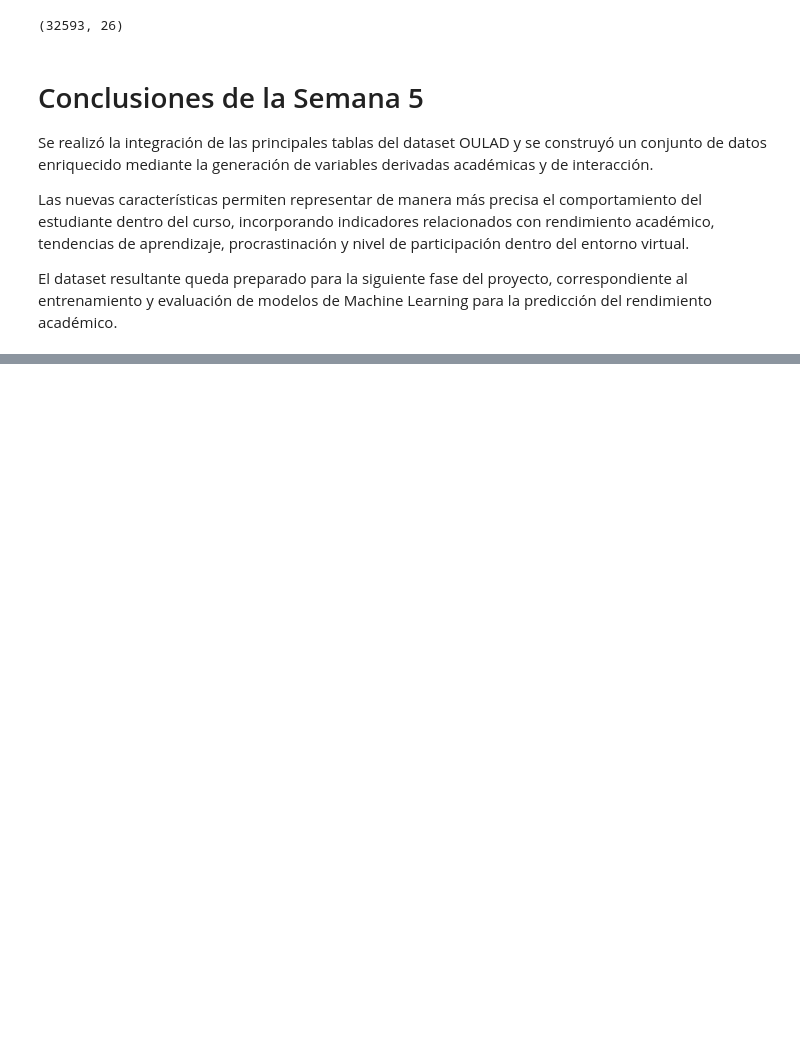
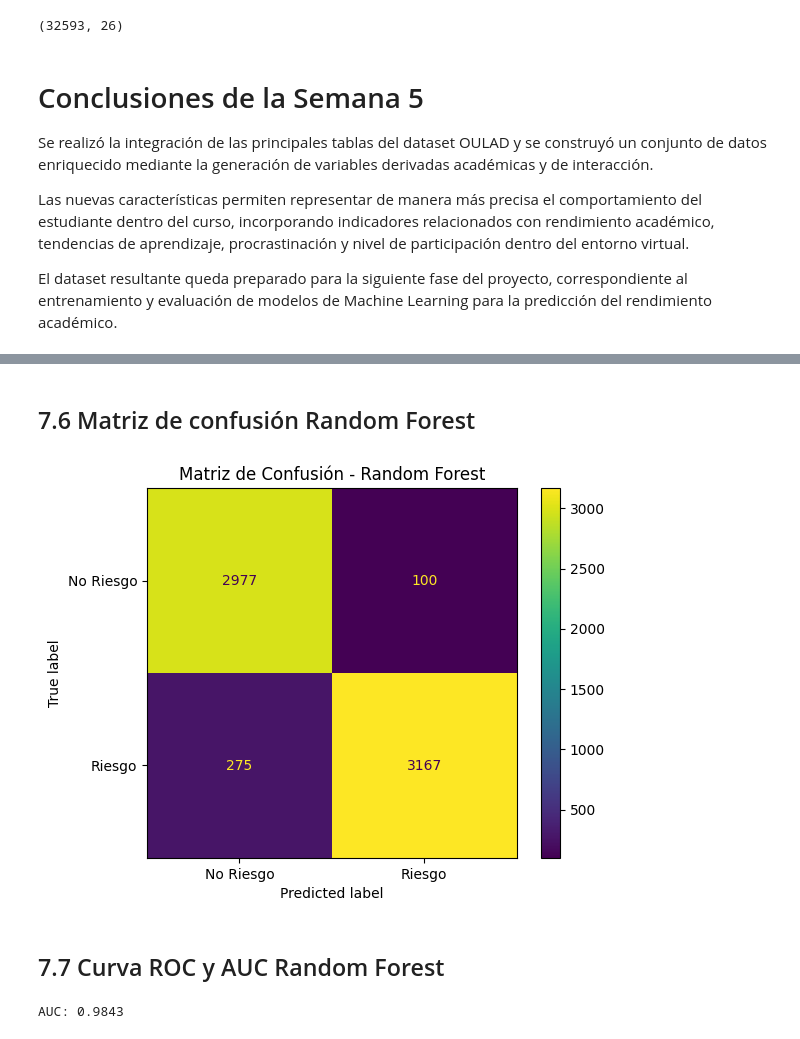
Before and after one commit to BrianFernandoAguinsacaLoarte/Proyecto-Asignatura-Machine-Learning, a Jupyter notebook: notebooks/ProyectoAvanceSemana8DatasetEnriquecido.ipynb, the cells around one changed output, grey strips where cells are left out. Drawn from its saved outputs; the diff is of its cells as text; code cells hidden in the pictures; blank space fills up the shorter version.

```diff
--- a/notebooks/ProyectoAvanceSemana8DatasetEnriquecido.ipynb
+++ b/notebooks/ProyectoAvanceSemana8DatasetEnriquecido.ipynb
@@ -1139,0 +1490,11 @@ El dataset resultante queda preparado para la siguiente fase del proyecto, corre
+# %%
+rf_model = RandomForestClassifier(
+    n_estimators=100,
+    random_state=42,
+    n_jobs=-1
+)
+# %%
+rf_model.fit(
+    X_train,
+    y_train
+)
@@ -1139,0 +1505,4 @@ El dataset resultante queda preparado para la siguiente fase del proyecto, corre
+# %%
+y_pred_rf = rf_model.predict(X_test)
+
+y_prob_rf = rf_model.predict_proba(X_test)[:,1]
@@ -1139,0 +1572,2 @@ El dataset resultante queda preparado para la siguiente fase del proyecto, corre
+# %% [markdown]
+## 7.6 Matriz de confusión Random Forest
@@ -1139,0 +1581,25 @@ El dataset resultante queda preparado para la siguiente fase del proyecto, corre
+# %%
+cm_rf = confusion_matrix(
+    y_test,
+    y_pred_rf
+)
+# %%
+disp_rf = ConfusionMatrixDisplay(
+    confusion_matrix=cm_rf,
+    display_labels=[
+        "No Riesgo",
+        "Riesgo"
+    ]
+)
+
+disp_rf.plot()
+
+plt.title(
+    "Matriz de Confusión - Random Forest"
+)
+
+plt.show()
+# %% [output]
+[figure, added]
+# %% [markdown]
+## 7.7 Curva ROC y AUC Random Forest
@@ -1139,0 +1611,12 @@ El dataset resultante queda preparado para la siguiente fase del proyecto, corre
+# %%
+auc_rf = roc_auc_score(
+    y_test,
+    y_prob_rf
+)
+
+print(
+    "AUC:",
+    round(auc_rf,4)
+)
+# %% [output]
+AUC: 0.9843
```
Also changed, not shown: parts of 73 cells of this notebook.
